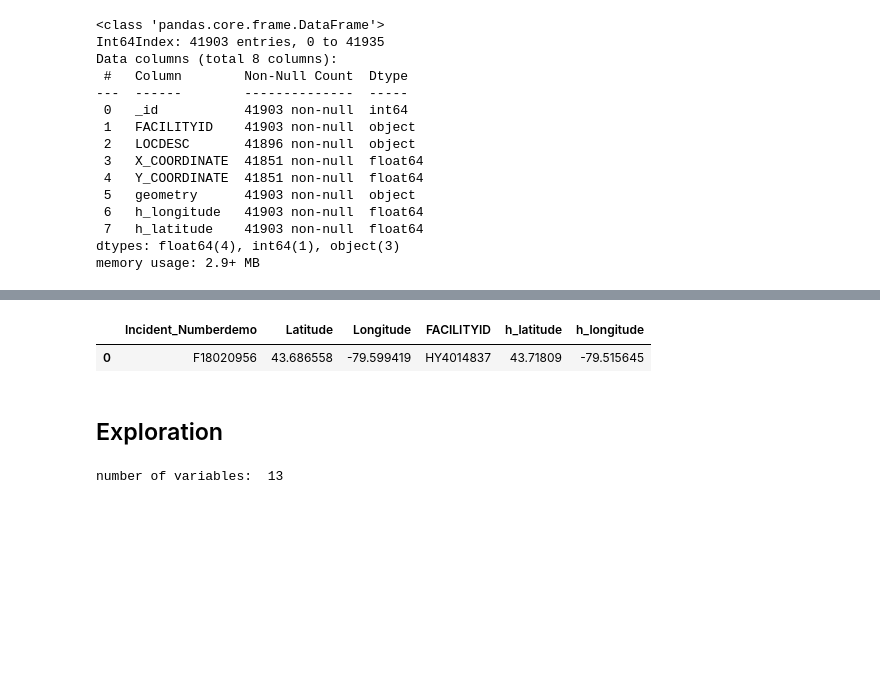
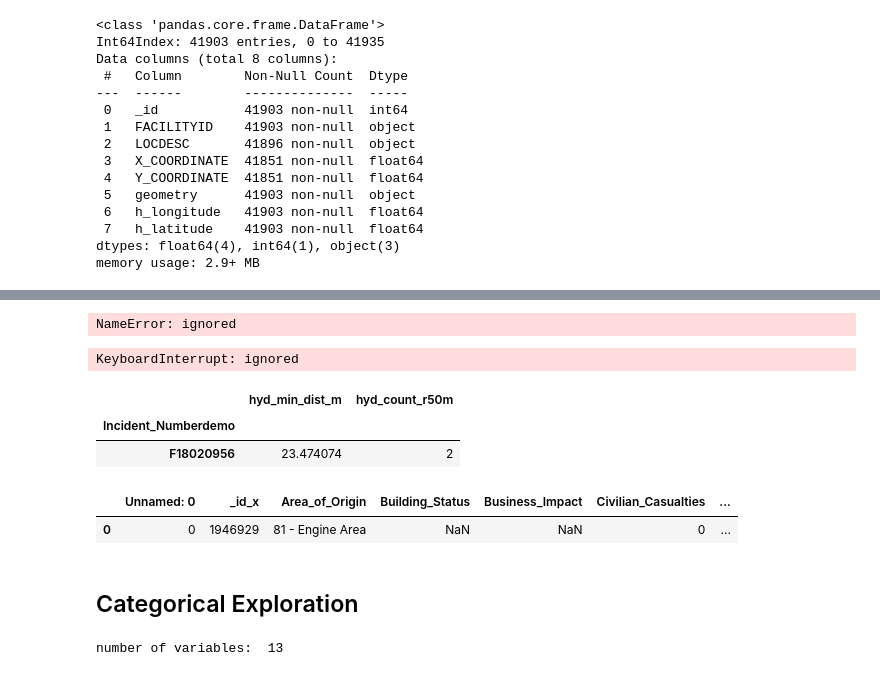
Before and after one commit to JimenaBaripatti/FeatureEngineering, a Jupyter notebook: Fire_Data_Exploration.ipynb, the cells around one changed output, grey strips where cells are left out. Saved outputs shown, nothing was run; the diff lists cells and outputs as text; code cells hidden in the pictures; blank space fills up the shorter version.

Commit message:
improve distance f

```diff
--- a/Fire_Data_Exploration.ipynb
+++ b/Fire_Data_Exploration.ipynb
@@ -461,3 +526,4 @@ df[:1]
 # %%
-df_test = df[['Incident_Numberdemo', 'Latitude', 'Longitude']][:10].copy()
-df_hyd_test = df_hyd[['FACILITYID', 'h_latitude' ,'h_longitude']][:10].copy()
+rows = 1000
+df_test= df[['Incident_Numberdemo', 'Latitude', 'Longitude']][:rows].copy()
+df_hyd_test = df_hyd[['h_latitude' ,'h_longitude']].copy()
@@ -482,17 +534,17 @@ df_cross_test = df_test.merge(df_hyd_test, how='cross')
-# %%
-df_cross_test[:1]
-# %% [output]
-|  | Incident_Numberdemo | Latitude | Longitude | FACILITYID | h_latitude | h_longitude |
-| 0 | F18020956 | 43.686558 | -79.599419 | HY4014837 | 43.71809 | -79.515645 |
+# %%
+print(df_cross_test.shape)
+df_cross_test[:1]
+# %% [output]
+NameError: ignored
 # %%
-# Distance Feature
+# Distance Feature - Incident to hydrant
 
 import numpy as np
 
 def haversine_distance(row):
-    lat_p, lon_p = row['pickup_latitude'], row['pickup_longitude']
-    lat_d, lon_d = row['dropoff_latitude'], row['dropoff_longitude']
-    radius = 6371 # km
+    lat_p, lon_p = row['Latitude'], row['Longitude']
+    lat_d, lon_d = row['h_latitude'], row['h_longitude']
+    radius = 6371000 # m
 
 # convert decimal degrees to radians
     dlat = np.radians(lat_d - lat_p)
@@ -503,5 +555,7 @@ def haversine_distance(row):
 
     return distance
 
-ny_city_taxi_test['distance'] = ny_city_taxi_test.apply(haversine_distance, axis = 1)
-ny_city_taxi_test.head()
+df_cross_test['distance_m'] = df_cross_test.apply(haversine_distance, axis = 1)
+df_cross_test.head()
+# %% [output]
+KeyboardInterrupt: ignored
@@ -508,3 +582,18 @@ ny_city_taxi_test.head()
+# %%
+# get min distance, number of hydrants in 50 m radius (hose length)
+
+df_cross_test = df_cross_test[df_cross_test['distance_m'] <= 50]
+df_hyd_variables = df_cross_test[['Incident_Numberdemo', 'distance_m']].groupby(by=['Incident_Numberdemo']).agg(hyd_min_dist_m = ('distance_m', 'min'), hyd_count_r50m = ('distance_m', 'count'))
+df_hyd_variables.head()
+# %% [output]
+|  | hyd_min_dist_m | hyd_count_r50m |
+| Incident_Numberdemo |  |  |
+| F18020956 | 23.474074 | 2 |
+# %%
+df.join(df_hyd_variables, on='Incident_Numberdemo', how='inner')
+# %% [output]
+|  | Unnamed: 0 | _id_x | Area_of_Origin | Building_Status | Business_Impact | Civilian_Casualties | ... |
+| 0 | 0 | 1946929 | 81 - Engine Area | NaN | NaN | 0 | ... |
 # %%
 #Extract postal code from latitude and longitude information
 #Reverse Geocoding
@@ -520,7 +609,7 @@ geolocator = Nominatim(user_agent="jimenabaripatti@gmail.com") # user_agent="spe
 # getting the postal code and extract FSA from firestation location
 #df_hyd['h_location'] = df_hyd.apply(lambda x: geolocator.reverse(str(x['h_latitude'])+", "+str(x['h_longitude'])).address.split(",")[-2], axis=1)
 # %% [markdown]
-## Exploration
+## Categorical Exploration
 # %%
 #removed Incident number since it's an ID
 variables_jimena = ['Building_Status', 'Business_Impact', 'Count_of_Persons_Rescued', 'Estimated_Dollar_Loss', 'Estimated_Number_Of_Persons_Displaced', 'Exposures', 'Extent_Of_Fire', 'Final_Incident_Type', 'Fire_Alarm_System_Impact_on_Evacuation', 'Fire_Alarm_System_Operation', 'Fire_Alarm_System_Presence', 'Ignition_Source', 'Initial_CAD_Event_Type']
```
Also changed, not shown: parts of 10 cells of this notebook.
